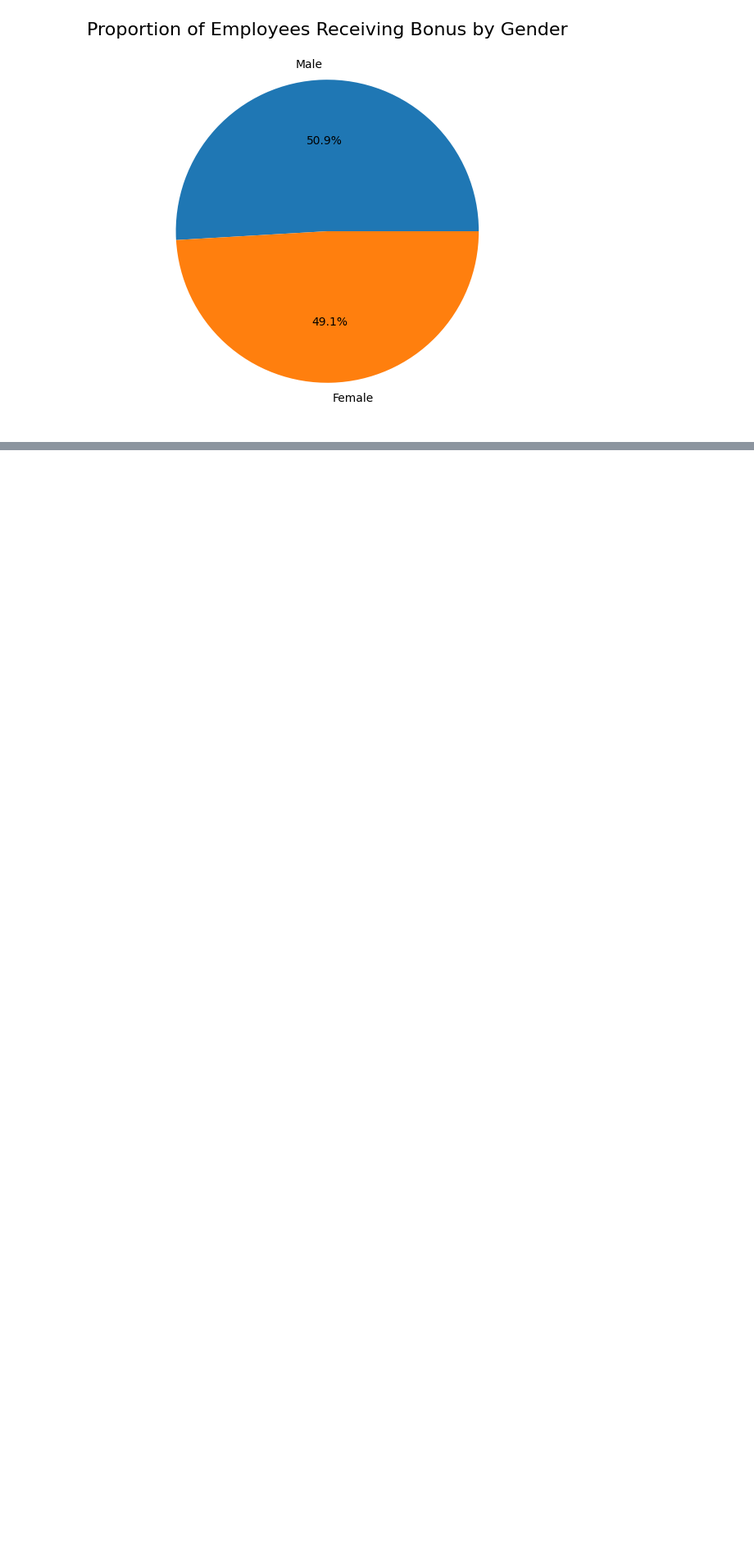
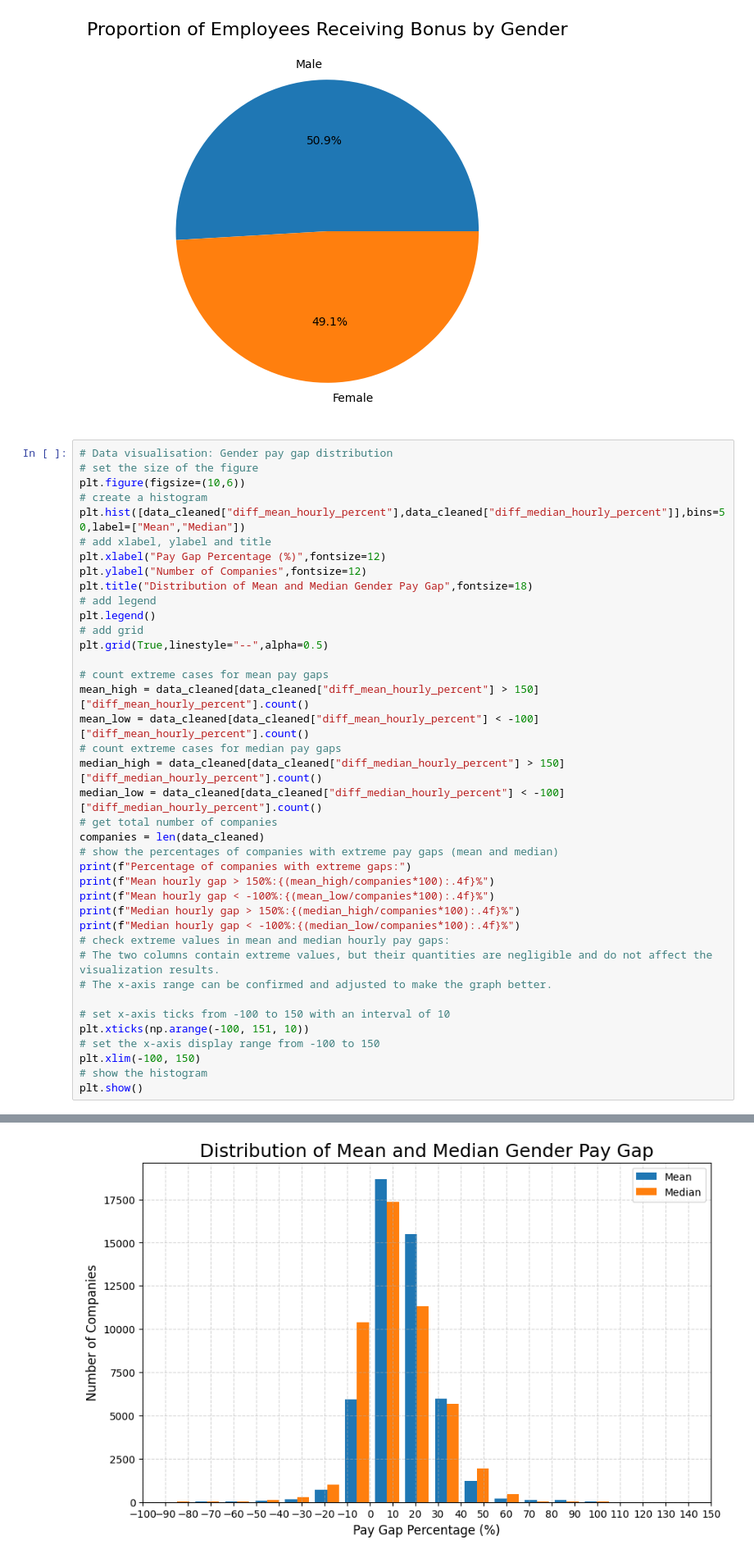
Before and after one commit to 0703fws/freedomprogrammingexercise, a Jupyter notebook: paygap_analysis.ipynb, the cells around one changed output, grey strips where cells are left out. Shown: that part at 82% size. Saved outputs shown, nothing was run; the diff lists cells and outputs as text; blank space fills up the shorter version.

Commit message:
Data visualisation: Gender pay gap distribution

```diff
--- a/paygap_analysis.ipynb
+++ b/paygap_analysis.ipynb
@@ -233,3 +233,43 @@ plt.title("Proportion of Employees Receiving Bonus by Gender",fontsize=16)
 plt.show()
 # %% [output]
 [figure]
+# %%
+# Data visualisation: Gender pay gap distribution
+# set the size of the figure
+plt.figure(figsize=(10,6))
+# create a histogram
+plt.hist([data_cleaned["diff_mean_hourly_percent"],data_cleaned["diff_median_hourly_percent"]],bins=50,label=["Mean","Median"])
+# add xlabel, ylabel and title
+plt.xlabel("Pay Gap Percentage (%)",fontsize=12)
+plt.ylabel("Number of Companies",fontsize=12)
+plt.title("Distribution of Mean and Median Gender Pay Gap",fontsize=18)
+# add legend
+plt.legend()
+# add grid
+plt.grid(True,linestyle="--",alpha=0.5)
+
+# count extreme cases for mean pay gaps
+mean_high = data_cleaned[data_cleaned["diff_mean_hourly_percent"] > 150]["diff_mean_hourly_percent"].count()
+mean_low = data_cleaned[data_cleaned["diff_mean_hourly_percent"] < -100]["diff_mean_hourly_percent"].count()
+# count extreme cases for median pay gaps
+median_high = data_cleaned[data_cleaned["diff_median_hourly_percent"] > 150]["diff_median_hourly_percent"].count()
+median_low = data_cleaned[data_cleaned["diff_median_hourly_percent"] < -100]["diff_median_hourly_percent"].count()
+# get total number of companies
+companies = len(data_cleaned)
+# show the percentages of companies with extreme pay gaps (mean and median)
+print(f"Percentage of companies with extreme gaps:")
+print(f"Mean hourly gap > 150%:{(mean_high/companies*100):.4f}%")
+print(f"Mean hourly gap < -100%:{(mean_low/companies*100):.4f}%")
+print(f"Median hourly gap > 150%:{(median_high/companies*100):.4f}%")
+print(f"Median hourly gap < -100%:{(median_low/companies*100):.4f}%")
+# check extreme values in mean and median hourly pay gaps:
+# The two columns contain extreme values, but their quantities are negligible and do not affect the visualization results.
+# The x-axis range can be confirmed and adjusted to make the graph better.
+
+# set x-axis ticks from -100 to 150 with an interval of 10
+plt.xticks(np.arange(-100, 151, 10))
+# set the x-axis display range from -100 to 150
+plt.xlim(-100, 150)
+# show the histogram
+plt.show()
+# %% [output]
@@ -235,0 +281 @@ plt.show()
+[figure, added]
```
Also changed, not shown: parts of 1 cell of this notebook.
